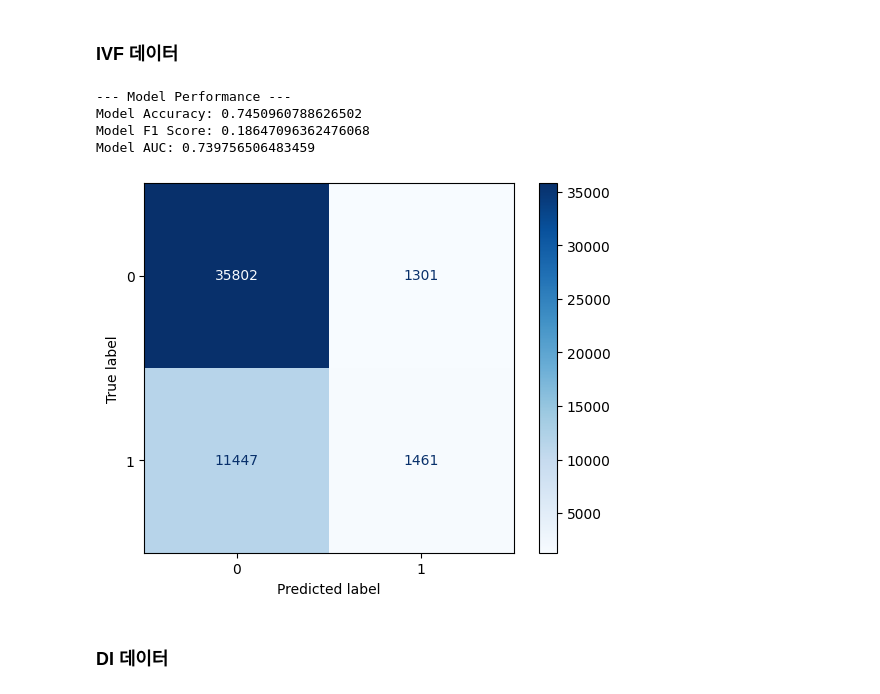
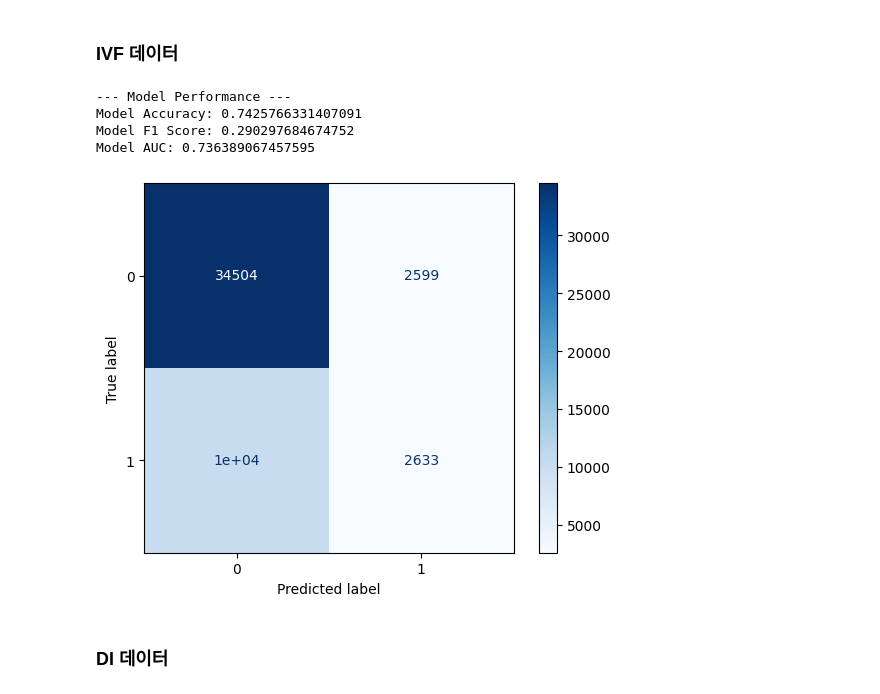
Before and after one commit to BaekJunehong/LG_Aimers_6th, a Jupyter notebook: code/code28_Modeling_lgbm.ipynb, the cells around one changed output. Saved outputs shown, nothing was run; the diff lists cells and outputs as text; code cells hidden in the pictures.

```diff
--- a/code/code28_Modeling_lgbm.ipynb
+++ b/code/code28_Modeling_lgbm.ipynb
@@ -83,51 +83,51 @@ DI_X_train, DI_X_test, DI_y_train, DI_y_test = train_test_split(DI_X, DI_y, test
 # %%
 # 모델 초기화
 IVF_model = lgb.LGBMClassifier(
-    n_estimators=4471,
-    num_leaves=13,
+    n_estimators=2656,
+    num_leaves=106,
     max_depth=279,
-    learning_rate=0.007075124517450591,
-    min_child_samples=26,
-    subsample=0.29772991936701476,
-    colsample_bytree=0.8913054521763838,
-    reg_alpha=0.0004860363321690653,
-    reg_lambda=311.08056657247363,
-    min_split_gain=0.18214905183450955,
+    learning_rate=0.006251889835434849,
+    min_child_samples=28,
+    subsample=0.9762937945738778,
+    reg_alpha=0.01264405404255148,
+    reg_lambda=5.722792999151612e-05,
+    scale_pos_weight=1.1413422550626438,
     random_state=42,
+    objective='binary',
     boosting_type='gbdt',
     verbose=-1
 )
 
 # 모델 학습
 IVF_model.fit(IVF_X_train, IVF_y_train)
 
 # 예측
 y_pred = IVF_model.predict(IVF_X_test)
 y_pred_proba = IVF_model.predict_proba(IVF_X_test)[:, 1]
 
 # 평가
 accuracy = accuracy_score(IVF_y_test, y_pred)
 f1 = f1_score(IVF_y_test, y_pred)
 auc = roc_auc_score(IVF_y_test, y_pred_proba)
 cm = confusion_matrix(IVF_y_test, y_pred)
 
 # 결과 출력
 print()
 print("--- Model Performance ---")
 print(f"Model Accuracy: {accuracy}")
 print(f"Model F1 Score: {f1}")
 print(f"Model AUC: {auc}")
 
 # 혼동 행렬 출력
 disp = ConfusionMatrixDisplay(confusion_matrix=cm, display_labels=IVF_model.classes_)
 disp.plot(cmap=plt.cm.Blues)
 plt.show()
 # %% [output]
 --- Model Performance ---
-Model Accuracy: 0.7450960788626502
-Model F1 Score: 0.18647096362476068
-Model AUC: 0.739756506483459
+Model Accuracy: 0.7425766331407091
+Model F1 Score: 0.290297684674752
+Model AUC: 0.736389067457595
-[figure, old version]
+[figure, new version]
 # %% [markdown]
 ### DI 데이터
 # %%
```
Also changed, not shown: parts of 2 cells of this notebook, 15 other files.
